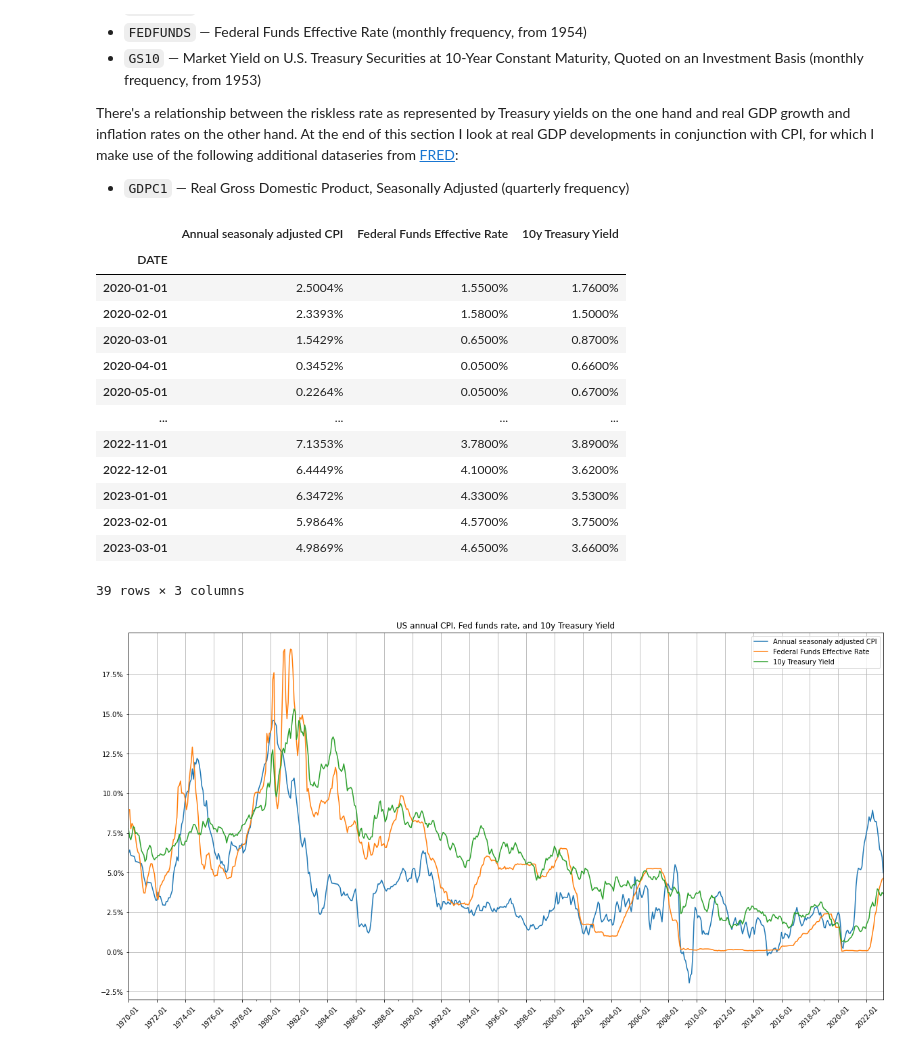
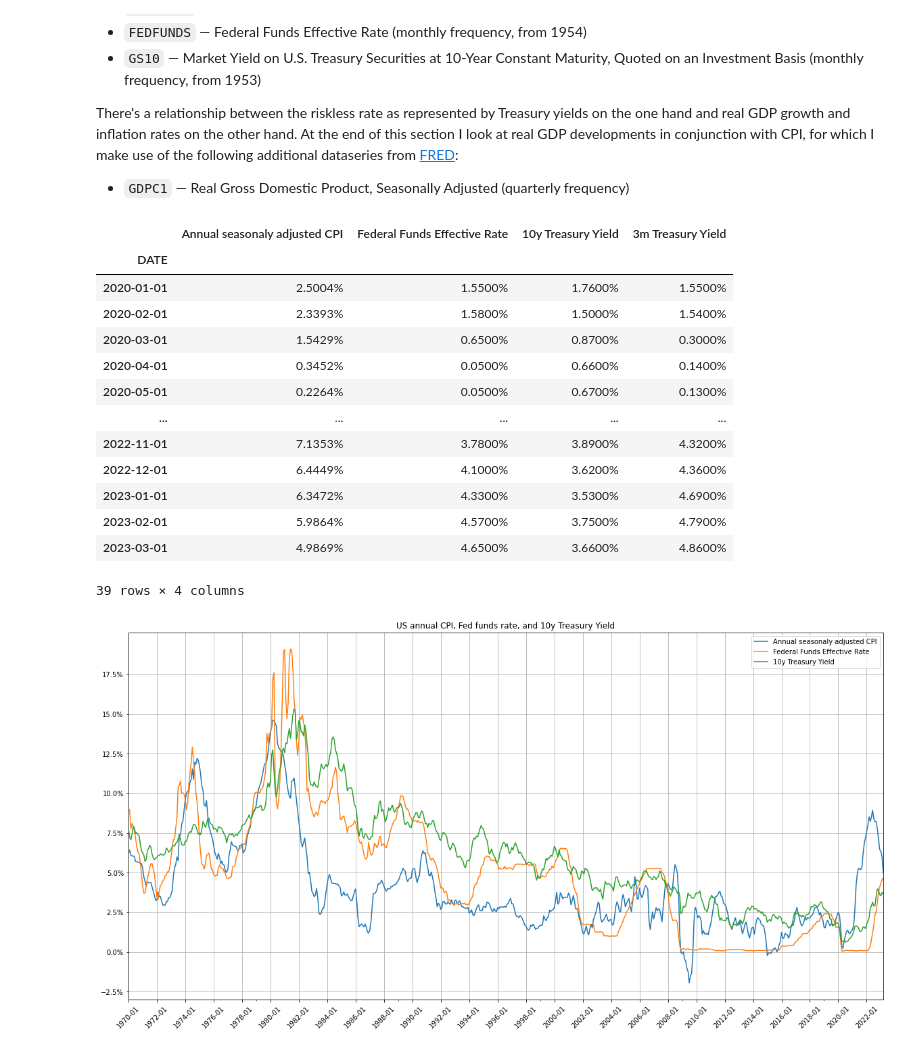
Before and after one commit to ilchen/US_Economic_Data_Analysis, a Jupyter notebook: CPI_and_Fed_Funds_Rates.ipynb, the cells around one changed output. Saved outputs shown, nothing was run; the diff lists cells and outputs as text; code cells hidden in the pictures.

```diff
--- a/CPI_and_Fed_Funds_Rates.ipynb
+++ b/CPI_and_Fed_Funds_Rates.ipynb
@@ -36,37 +36,37 @@ I use the following dataseries provided by [FRED](https://fred.stlouisfed.org/):
 There's a relationship between the riskless rate as represented by Treasury yields on the one hand and real GDP growth and inflation rates on the other hand. At the end of this section I look at real GDP developments in conjunction with CPI, for which I make use of the following additional dataseries from [FRED](https://fred.stlouisfed.org/):
 * `GDPC1` &mdash; Real Gross Domestic Product, Seasonally Adjusted (quarterly frequency)
 # %%
-fred_cpi_ffr = web.get_data_fred(['CPIAUCSL', 'FEDFUNDS', 'GS10'], start=report_start, end=report_end)
+fred_cpi_ffr = web.get_data_fred(['CPIAUCSL', 'FEDFUNDS', 'GS10', 'GS3M'], start=report_start, end=report_end)
 real_gdp = web.get_data_fred('GDPC1', start=report_start, end=report_end)
 # %%
 # Since CPIAUCSL is indexed to 1982-1984=100, we need to convert it to annual percentage changes
 fred_cpi_ffr.update(fred_cpi_ffr.CPIAUCSL.pct_change(12, fill_method='bfill')*100)
 # Likewise for real GDP
 real_gdp = real_gdp.pct_change(4, fill_method='bfill').loc['1970':]
 fred_cpi_ffr = fred_cpi_ffr.loc['1970':]
 fred_cpi_ffr.rename(
     columns={'CPIAUCSL': 'Annual seasonaly adjusted CPI', 'FEDFUNDS': 'Federal Funds Effective Rate',
-             'GS10': '10y Treasury Yield'},
+             'GS10': '10y Treasury Yield', 'GS3M': '3m Treasury Yield'},
     inplace=True)
 real_gdp.rename(columns={'GDPC1': 'Real GDP'}, inplace=True)
 real_gdp['Real GDP Moving Avg (4Q)'] = real_gdp.iloc[:,0].rolling(4).mean()
 fred_cpi_ffr /= 100.
 pd.options.display.float_format = '{:.4%}'.format
 pd.options.display.max_rows = 20
 fred_cpi_ffr.loc['2020':]
 # %% [output]
-|  | Annual seasonaly adjusted CPI | Federal Funds Effective Rate | 10y Treasury Yield |
-| DATE |  |  |  |
-| 2020-01-01 | 2.5004% | 1.5500% | 1.7600% |
-| 2020-02-01 | 2.3393% | 1.5800% | 1.5000% |
-| 2020-03-01 | 1.5429% | 0.6500% | 0.8700% |
-| 2020-04-01 | 0.3452% | 0.0500% | 0.6600% |
-| 2020-05-01 | 0.2264% | 0.0500% | 0.6700% |
-| ... | ... | ... | ... |
-| 2022-11-01 | 7.1353% | 3.7800% | 3.8900% |
-| 2022-12-01 | 6.4449% | 4.1000% | 3.6200% |
-| 2023-01-01 | 6.3472% | 4.3300% | 3.5300% |
-| 2023-02-01 | 5.9864% | 4.5700% | 3.7500% |
-| 2023-03-01 | 4.9869% | 4.6500% | 3.6600% |
+|  | Annual seasonaly adjusted CPI | Federal Funds Effective Rate | 10y Treasury Yield | 3m Treasury Yield |
+| DATE |  |  |  |  |
+| 2020-01-01 | 2.5004% | 1.5500% | 1.7600% | 1.5500% |
+| 2020-02-01 | 2.3393% | 1.5800% | 1.5000% | 1.5400% |
+| 2020-03-01 | 1.5429% | 0.6500% | 0.8700% | 0.3000% |
+| 2020-04-01 | 0.3452% | 0.0500% | 0.6600% | 0.1400% |
+| 2020-05-01 | 0.2264% | 0.0500% | 0.6700% | 0.1300% |
+| ... | ... | ... | ... | ... |
+| 2022-11-01 | 7.1353% | 3.7800% | 3.8900% | 4.3200% |
+| 2022-12-01 | 6.4449% | 4.1000% | 3.6200% | 4.3600% |
+| 2023-01-01 | 6.3472% | 4.3300% | 3.5300% | 4.6900% |
+| 2023-02-01 | 5.9864% | 4.5700% | 3.7500% | 4.7900% |
+| 2023-03-01 | 4.9869% | 4.6500% | 3.6600% | 4.8600% |
-39 rows × 3 columns
+39 rows × 4 columns
 # %%
```
Also changed, not shown: parts of 6 cells of this notebook.
